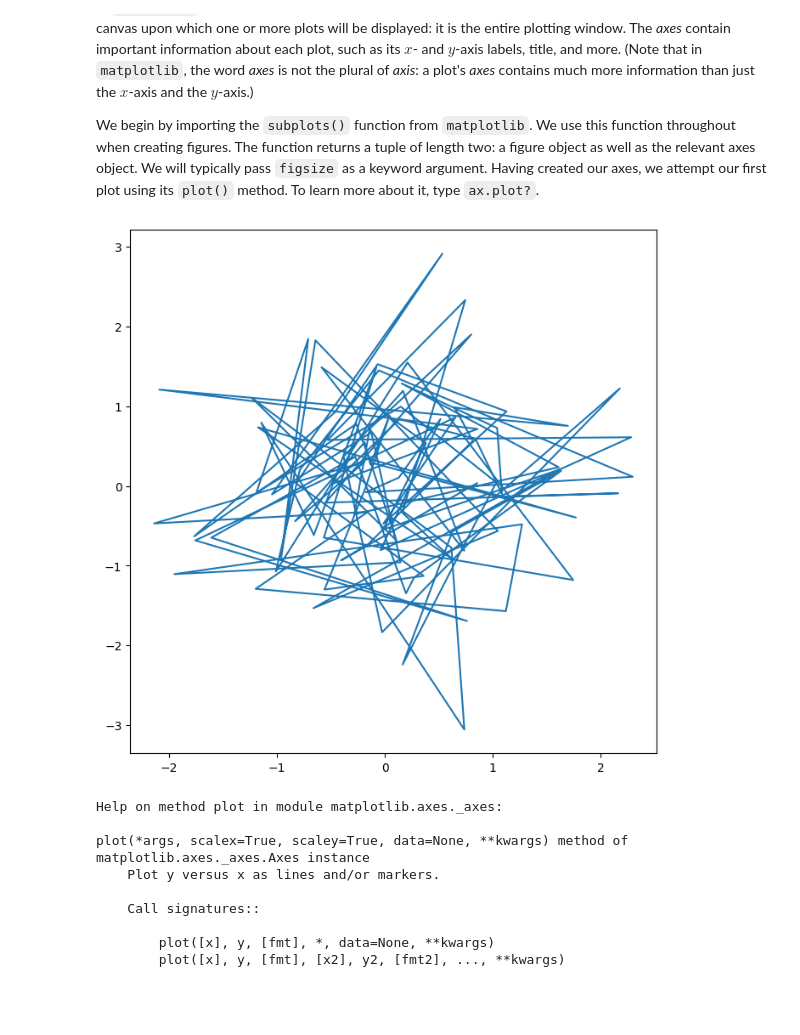
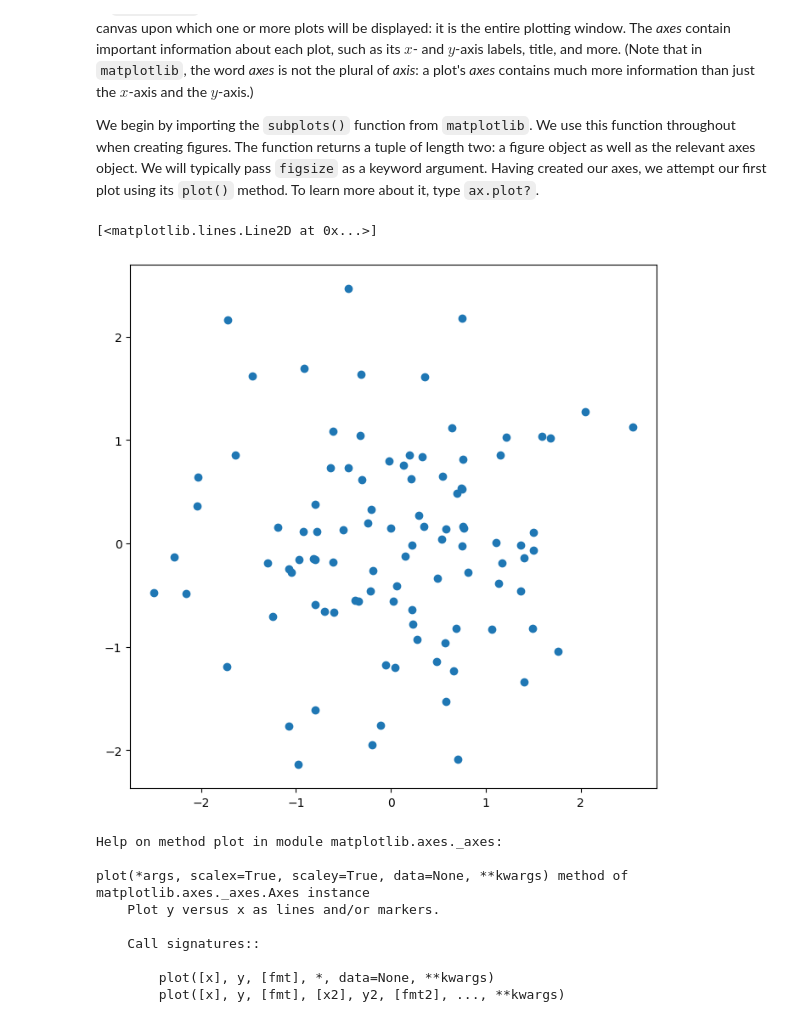
Before and after one commit to martinsdata/ISLP_labs, a Jupyter notebook: Ch02-statlearn-lab.ipynb, the cells around one changed output. Drawn from its saved outputs; the diff is of its cells as text; code cells hidden in the pictures.

```diff
--- a/Ch02-statlearn-lab.ipynb
+++ b/Ch02-statlearn-lab.ipynb
@@ -502,11 +514,13 @@ type `ax.plot?`.
 # %%
 from matplotlib.pyplot import subplots
 fig, ax = subplots(figsize=(8, 8))
 x = rng.standard_normal(100)
 y = rng.standard_normal(100)
-ax.plot(x, y);
+# ax.plot(x, y) # this is a messy bunch of lines
+ax.plot(x, y, 'o')
 # %% [output]
+[<matplotlib.lines.Line2D at 0x...>]
-[figure, old version]
+[figure, new version]
 # %%
 help(ax.plot)
 # %% [output]
```
Also changed, not shown: parts of 84 cells of this notebook, 4 other files.
